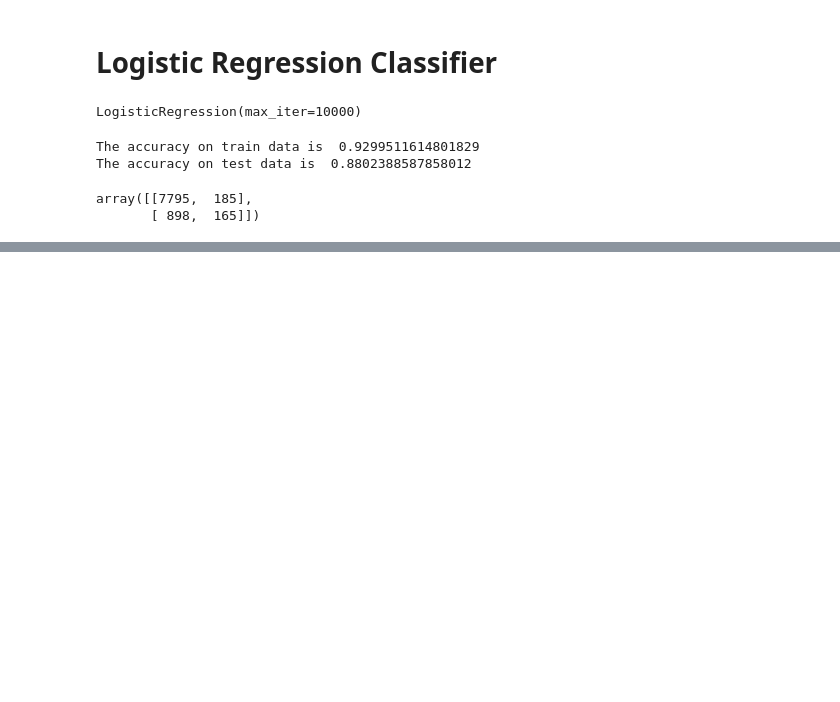
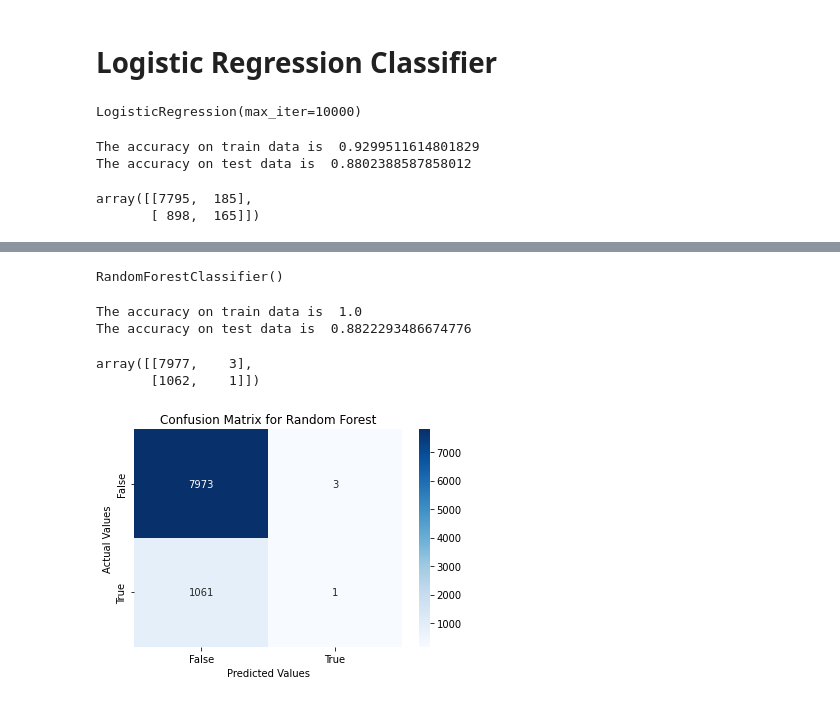
Before and after one commit to sainirajesh17/Bank_Marketing_Effectiveness_Prediction-ML_Classification-, a Jupyter notebook: Bank_Marketing_Effectiveness_Prediction_(Classification)_Capstone_Project.ipynb, the cells around one changed output, grey strips where cells are left out. Cells and saved outputs as stored; diff of their text form; code cells hidden in the pictures; blank space fills up the shorter version.

```diff
--- a/Bank_Marketing_Effectiveness_Prediction_(Classification)_Capstone_Project.ipynb
+++ b/Bank_Marketing_Effectiveness_Prediction_(Classification)_Capstone_Project.ipynb
@@ -538,0 +553,6 @@ Score_df
+# %%
+# Fitting the model
+
+rf_clf.fit(X_train_sm, y_train_sm)
+# %% [output]
+RandomForestClassifier()
@@ -538,0 +564,41 @@ Score_df
+# %%
+# Getting the accuracy scores for training and testing set.
+
+train_accuracy_rf = accuracy_score(train_rf_prediction, y_train_sm)
+test_accuracy_rf = accuracy_score(test_rf_prediction, y_test)
+
+# Display accuracies.
+print("The accuracy on train data is ", train_accuracy_rf)
+print("The accuracy on test data is ", test_accuracy_rf)
+# %% [output]
+The accuracy on train data is  1.0
+The accuracy on test data is  0.8822293486674776
+# %%
+# Confusion Matrix for random forest classifier.
+
+rf_cf_matrix = confusion_matrix(y_test,test_rf_prediction)
+rf_cf_matrix
+# %% [output]
+array([[7977,    3],
+       [1062,    1]])
+# %%
+# Plotting the confusion matrix
+
+labels = ['7973','3','1061','1']
+
+labels = np.asarray(labels).reshape(2,2)
+
+ax = sns.heatmap(cf_matrix, annot=labels, fmt='', cmap='Blues')
+
+ax.set_title('Confusion Matrix for Random Forest');
+ax.set_xlabel('Predicted Values')
+ax.set_ylabel('Actual Values');
+
+## Ticket labels - List must be in alphabetical order
+ax.xaxis.set_ticklabels(['False','True'])
+ax.yaxis.set_ticklabels(['False','True'])
+
+## Display the visualization of the Confusion Matrix.
+plt.show()
+# %% [output]
+[figure, added]
```
Also changed, not shown: parts of 41 cells of this notebook.
